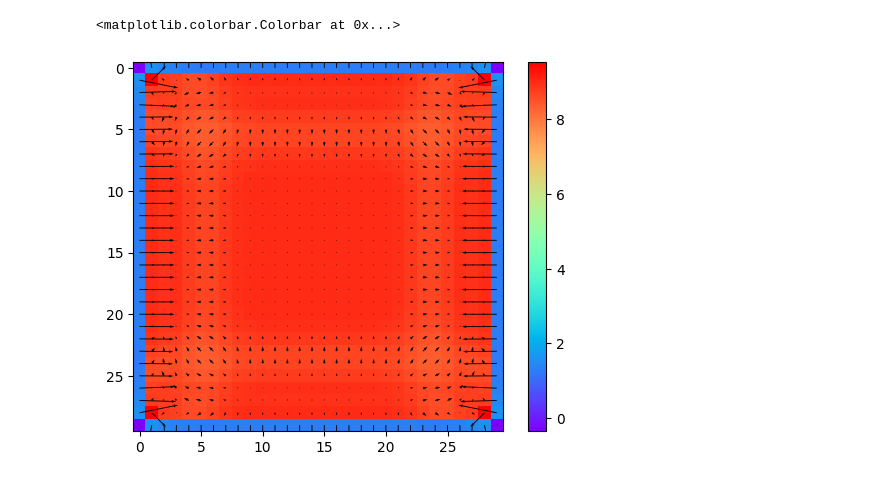
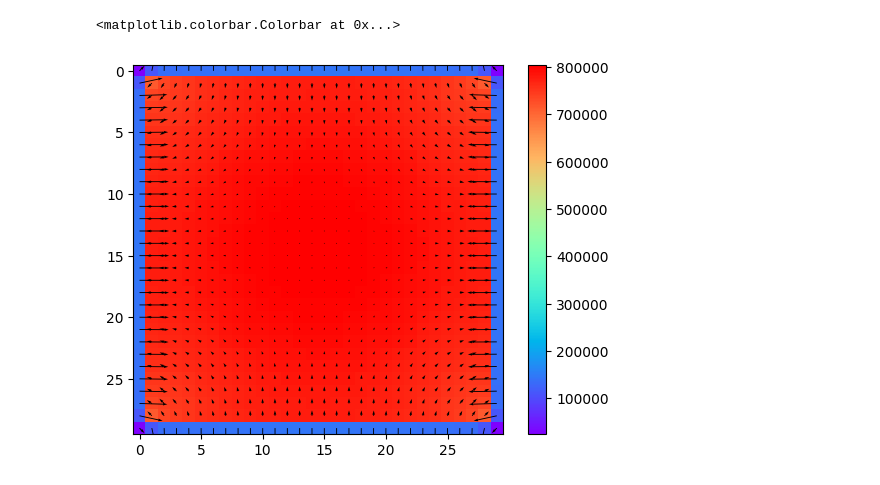
Before and after one commit to AtomThum/AIBuilder-LatticeBoltzmann, a Jupyter notebook: clstest.ipynb, the cells around one changed output. Cells and saved outputs as stored; diff of their text form; code cells hidden in the pictures.

```diff
--- a/clstest.ipynb
+++ b/clstest.ipynb
@@ -17,10 +17,10 @@ generators = WallGenerators(boundary)
 
 simulation = Simulation(xResolution, yResolution, fluid, boundary)
 # %%
-simulation.stepFluid()
+simulation.simulateFluid(step = 5)
 plt.quiver(simulation.xIndex, simulation.yIndex, simulation.momentumX, simulation.momentumY)
 plt.imshow(simulation.density, cmap = "rainbow", interpolation = "nearest")
 plt.colorbar()
 # %% [output]
 <matplotlib.colorbar.Colorbar at 0x...>
-[figure, old version]
+[figure, new version]
```
Also changed, not shown: 2 other files.
